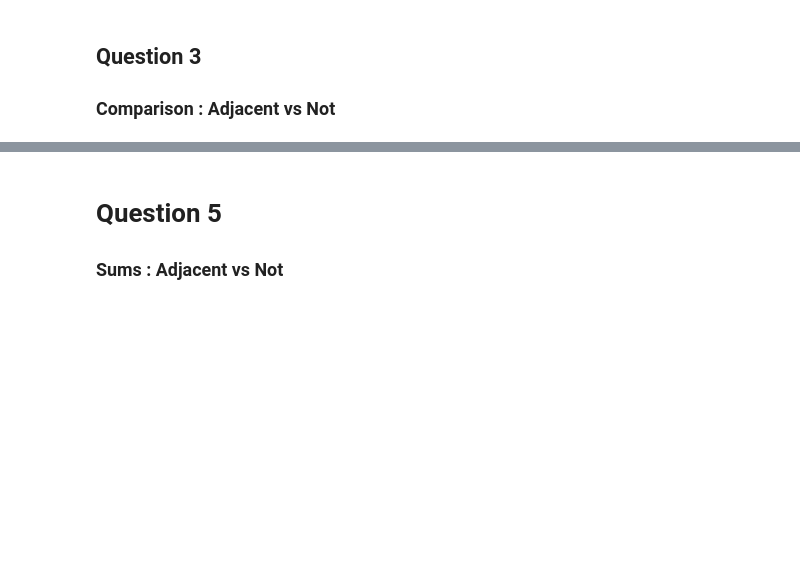
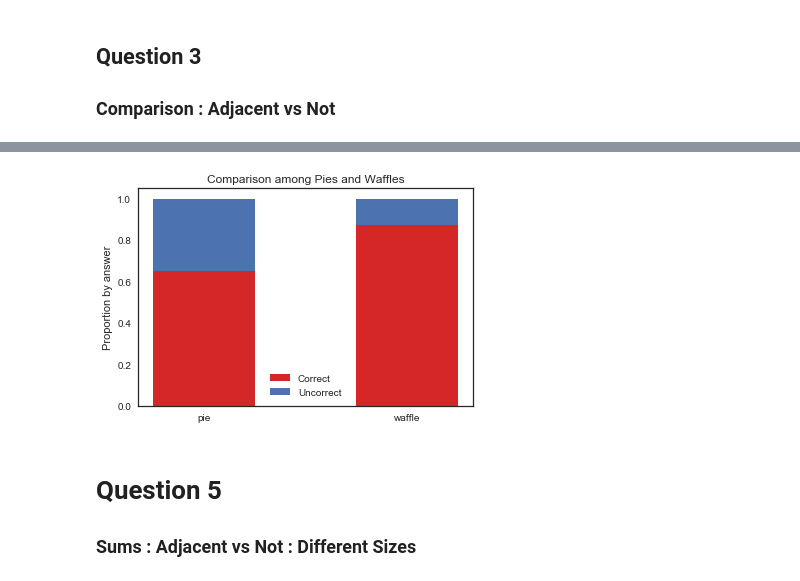
Before and after one commit to rodrigovaldes/data_viz_exp, a Jupyter notebook: Data Visualization Experiment_RVO.ipynb, the cells around one changed output, grey strips where cells are left out. Cells and saved outputs as stored; diff of their text form; code cells hidden in the pictures; blank space fills up the shorter version.

```diff
--- a/Data Visualization Experiment_RVO.ipynb
+++ b/Data Visualization Experiment_RVO.ipynb
@@ -174,4 +207,17 @@ waffles = [waffle_adjacent, waffle_opposite]
+# %%
+# Pie vs Waffle opposite
+one_aux = raw_proportions(pie_opposite)
+two_aux = raw_proportions(waffle_opposite)
+one, two = prop_graph(one_aux, two_aux)
+
+N = 2
+title = 'Comparison among Pies and Waffles'
+name_cat = ('pie', 'waffle')
+bar_plot(N, one, two, title = title, name_cat = name_cat)
+# %% [output]
+[figure, added]
 # %% [markdown]
 # Question 5
 
-### Sums : Adjacent vs Not
+
+### Sums : Adjacent vs Not : Different Sizes
```
Also changed, not shown: parts of 15 cells of this notebook.
